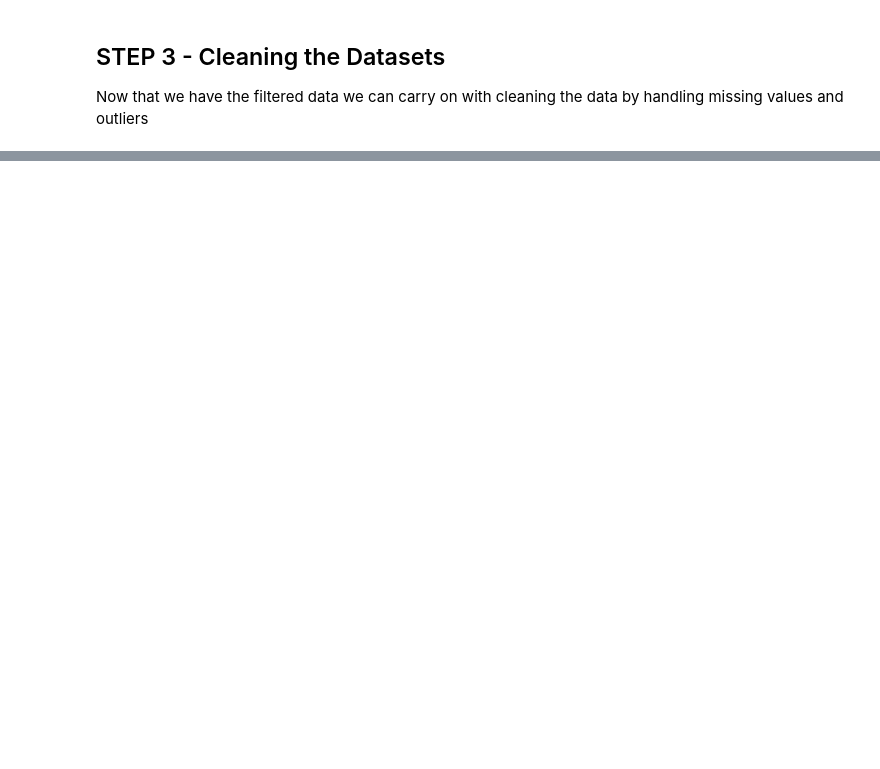
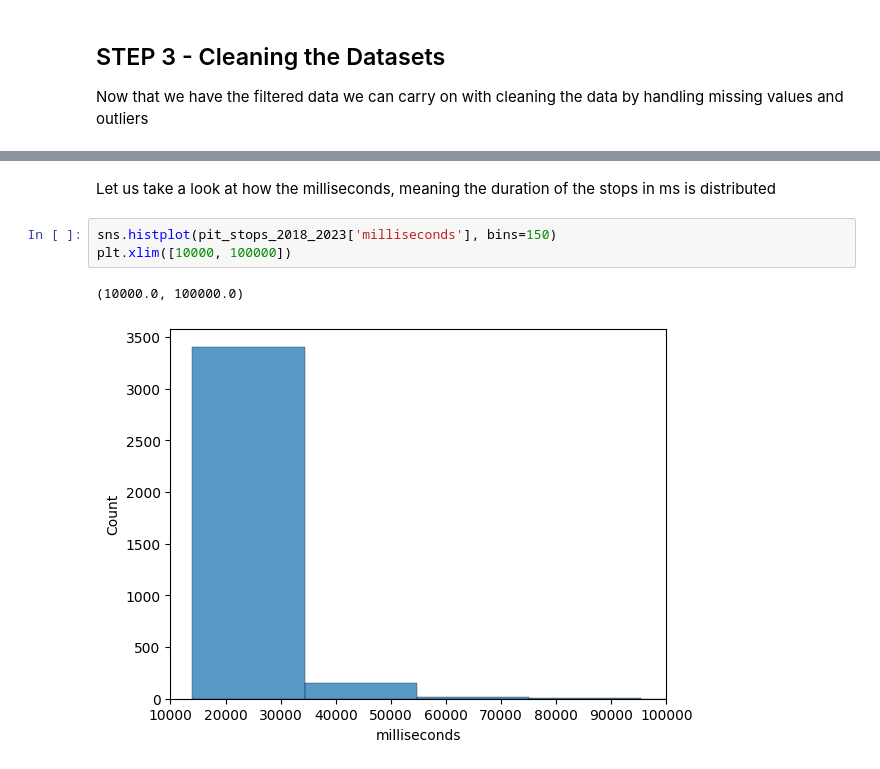
Before and after one commit to havvand/BI_Exam_F1, a Jupyter notebook: pitstops.ipynb, the cells around one changed output, grey strips where cells are left out. Drawn from its saved outputs; the diff is of its cells as text; blank space fills up the shorter version.

```diff
--- a/pitstops.ipynb
+++ b/pitstops.ipynb
@@ -112,0 +148,8 @@ desc_stats_races, desc_stats_results, desc_stats_pit_stops
+# %% [markdown]
+Let us take a look at how the milliseconds, meaning the duration of the stops in ms is distributed
+# %%
+sns.histplot(pit_stops_2018_2023['milliseconds'], bins=150)
+plt.xlim([10000, 100000])
+# %% [output]
+(10000.0, 100000.0)
+[figure, added]
```
Also changed, not shown: parts of 19 cells of this notebook, 1 other file.
